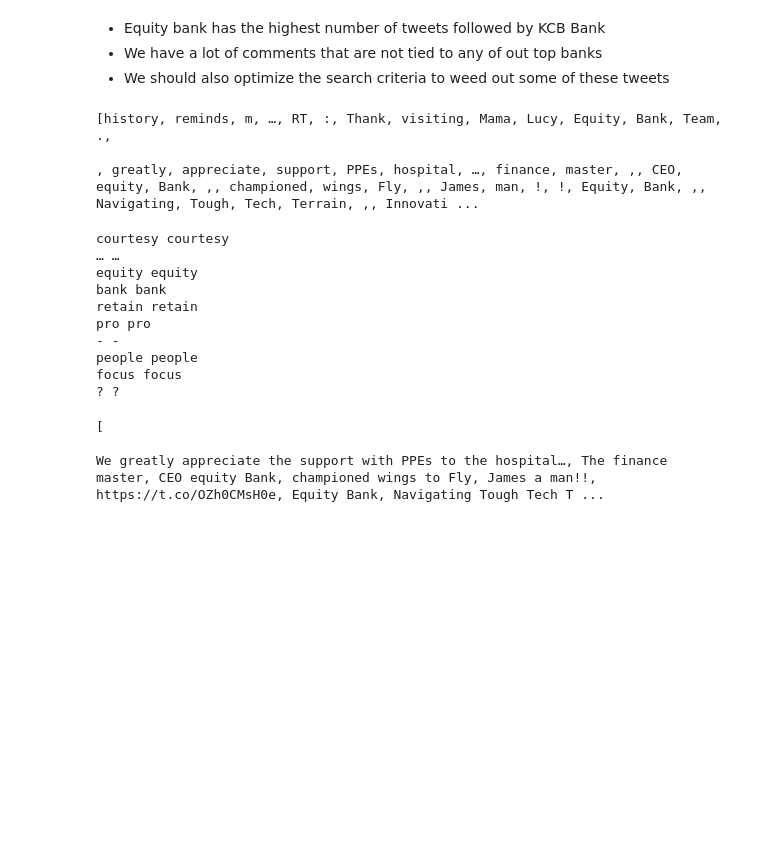
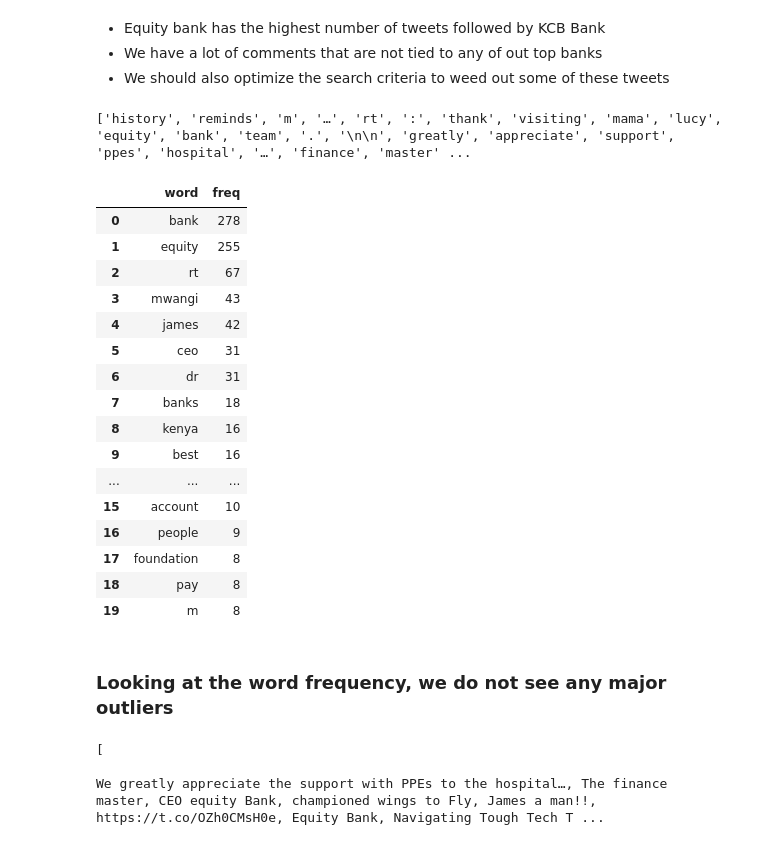
Before and after one commit to wkirui/Text-Sentiment-Analysis, a Jupyter notebook: Bank Customer Review Analysis.ipynb, the cells around one changed output. Cells and saved outputs as stored; diff of their text form; code cells hidden in the pictures; blank space fills up the shorter version.

Commit message:
added word frequency

```diff
--- a/Bank Customer Review Analysis.ipynb
+++ b/Bank Customer Review Analysis.ipynb
@@ -194,27 +194,51 @@ for x in results:
         if (username_pattern.match(i.text) or url_pattern.match(i.text)):
             pass
         else:
-            cleaned_results.append(i)
+            cleaned_results.append(str.lower(i.text))
 print(cleaned_results[100:180])
 # %% [output]
-[history, reminds, m, …, RT, :, Thank, visiting, Mama, Lucy, Equity, Bank, Team, .,
-
-, greatly, appreciate, support, PPEs, hospital, …, finance, master, ,, CEO, equity, Bank, ,, championed, wings, Fly, ,, James, man, !, !, Equity, Bank, ,, Navigating, Tough, Tech, Terrain, ,, Innovati ...
+['history', 'reminds', 'm', '…', 'rt', ':', 'thank', 'visiting', 'mama', 'lucy', 'equity', 'bank', 'team', '.', '\n\n', 'greatly', 'appreciate', 'support', 'ppes', 'hospital', '…', 'finance', 'master' ...
 # %%
-# lemmatize results
-for word in cleaned_results[210:220]:
-    print(word.text,word.lemma_)
+# # lemmatize results
+# for word in cleaned_results[210:220]:
+#     print(word,word.lemma_)
-# %% [output]
-courtesy courtesy
-… …
-equity equity
-bank bank
-retain retain
-pro pro
-- -
-people people
-focus focus
-? ?
+# %%
+# create word frequency
+from string import punctuation
+# add some words to punctuation
+punctuation = punctuation + '\n'+'…'+'\n\n'+'RT'+' '+'..'+'...'
+word_frequencies = {}
+for word in cleaned_results:
+    if word not in punctuation:
+        if word not in word_frequencies.keys():
+            word_frequencies[word] = 1
+        else:
+            word_frequencies[word]+=1
+
+#  …
+word_freq_df = pd.DataFrame(word_frequencies.items(),columns = ['word','freq'])
+word_freq_df = word_freq_df.sort_values(by='freq',ascending=False).reset_index(drop=True)
+word_freq_df[0:20]
+# %% [output]
+|  | word | freq |
+| 0 | bank | 278 |
+| 1 | equity | 255 |
+| 2 | rt | 67 |
+| 3 | mwangi | 43 |
+| 4 | james | 42 |
+| 5 | ceo | 31 |
+| 6 | dr | 31 |
+| 7 | banks | 18 |
+| 8 | kenya | 16 |
+| 9 | best | 16 |
+| ... | ... | ... |
+| 15 | account | 10 |
+| 16 | people | 9 |
+| 17 | foundation | 8 |
+| 18 | pay | 8 |
+| 19 | m | 8 |
+# %% [markdown]
+### Looking at the word frequency, we do not see any major outliers
 # %%
 # create sentence tokenizer
 sbd = spacy_nlp.create_pipe('sentencizer')
```
